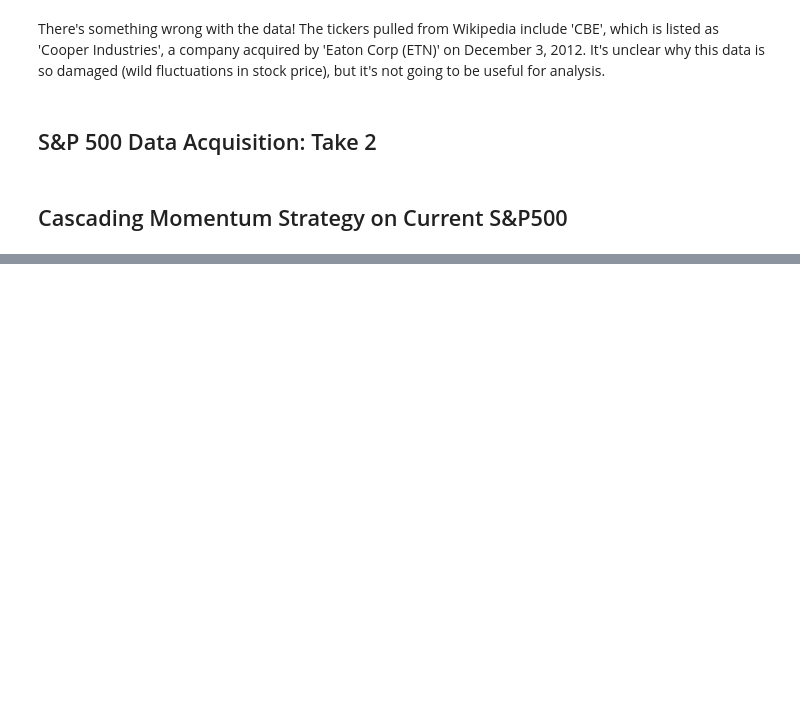
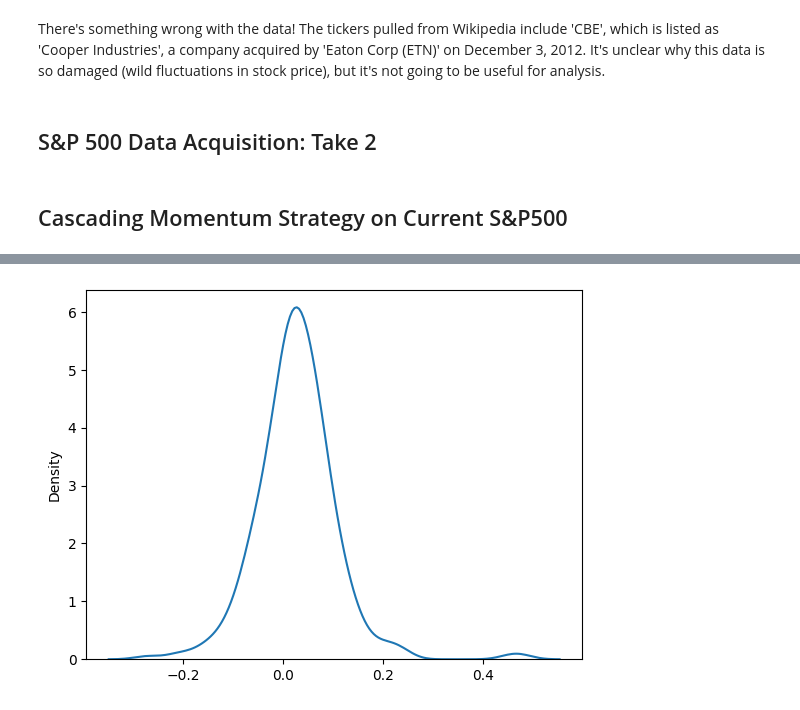
Before and after one commit to zdravoj/stock-bot, a Jupyter notebook: trading_sandbox.ipynb, the cells around one changed output, grey strips where cells are left out. Drawn from its saved outputs; the diff is of its cells as text; code cells hidden in the pictures; blank space fills up the shorter version.

```diff
--- a/trading_sandbox.ipynb
+++ b/trading_sandbox.ipynb
@@ -1010,0 +1092,15 @@ sp500_adj = sp500_current_daily_25yr['Adj Close']
+# %%
+# analysis and return months for testing
+analysis_months = sp500_12m.index[:-1]
+return_months = sp500_12m.index[1:]
+# %%
+# cascading momentum strategy function
+    # assuming full investment buys exact number of shares (no remainder)
+    # assuming equal investment in all choices
+def cascading_momentum_monthly(analysis_month_end, return_month_end, twelve_m, six_m, three_m):
+    top10 = get_top10_momentum_stocks(analysis_month_end, sp500_12m, sp500_6m, sp500_3m)
+    top10_12m = twelve_m.loc[analysis_month_end, top10]
+    top10_6m = six_m.loc[analysis_month_end, top10]
+    top10_3m = three_m.loc[analysis_month_end, top10]
+
+    return sp500_monthly_pct_ret.loc[return_month_end, top10].mean()
@@ -1010,0 +1191,8 @@ sp500_adj = sp500_current_daily_25yr['Adj Close']
+# %%
+# true percentage returns for strategy
+strategy_returns_pct = strategy_returns.apply(lambda x: x-1)
+# %%
+# plot true percentage returns for strategy
+sns.kdeplot(strategy_returns_pct);
+# %% [output]
+[figure, added]
```
Also changed, not shown: parts of 23 cells of this notebook.
